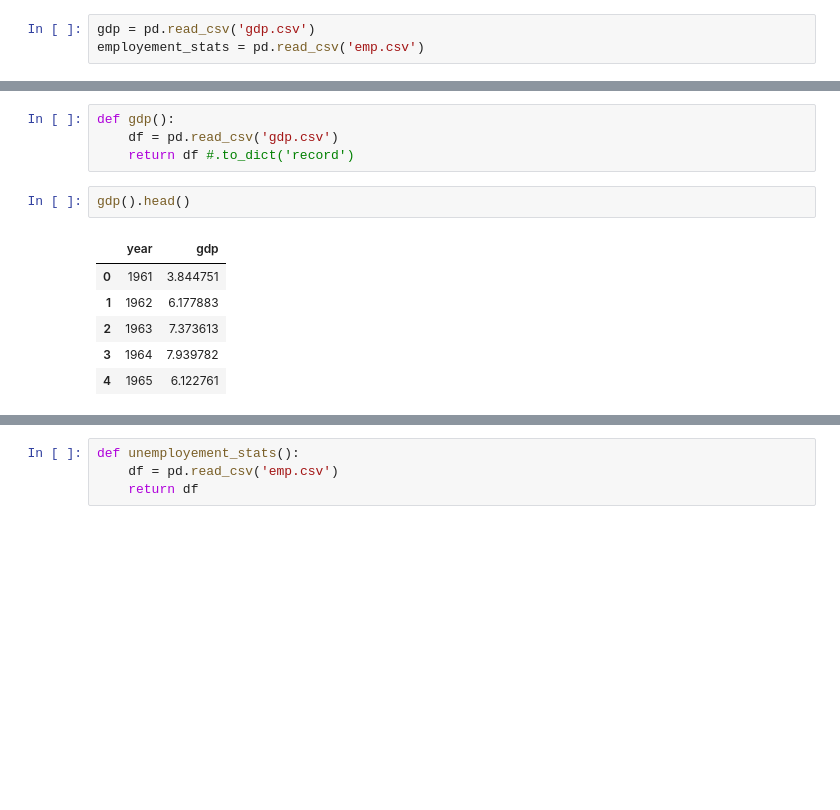
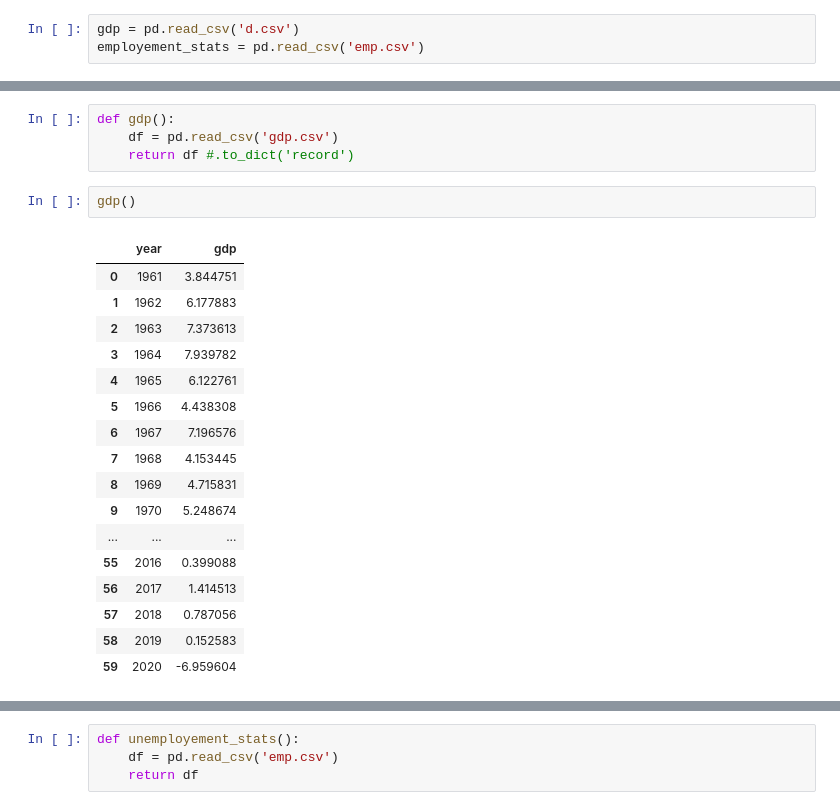
Before and after one commit to Makhosandile/notebooks, a Jupyter notebook: economy.ipynb, the cells around one changed output, grey strips where cells are left out. Drawn from its saved outputs; the diff is of its cells as text; blank space fills up the shorter version.

```diff
--- a/economy.ipynb
+++ b/economy.ipynb
@@ -9,5 +9,5 @@ import plotly.express as px
 
 %matplotlib inline
 # %%
-gdp = pd.read_csv('gdp.csv')
+gdp = pd.read_csv('d.csv')
 employement_stats = pd.read_csv('emp.csv')
@@ -29,11 +79,22 @@ def gdp():
     df = pd.read_csv('gdp.csv')
     return df #.to_dict('record')
 # %%
-gdp().head()
+gdp()
 # %% [output]
 |  | year | gdp |
 | 0 | 1961 | 3.844751 |
 | 1 | 1962 | 6.177883 |
 | 2 | 1963 | 7.373613 |
 | 3 | 1964 | 7.939782 |
 | 4 | 1965 | 6.122761 |
+| 5 | 1966 | 4.438308 |
+| 6 | 1967 | 7.196576 |
+| 7 | 1968 | 4.153445 |
+| 8 | 1969 | 4.715831 |
+| 9 | 1970 | 5.248674 |
+| ... | ... | ... |
+| 55 | 2016 | 0.399088 |
+| 56 | 2017 | 1.414513 |
+| 57 | 2018 | 0.787056 |
+| 58 | 2019 | 0.152583 |
+| 59 | 2020 | -6.959604 |
```
Also changed, not shown: parts of 15 cells of this notebook, 33 other files.
